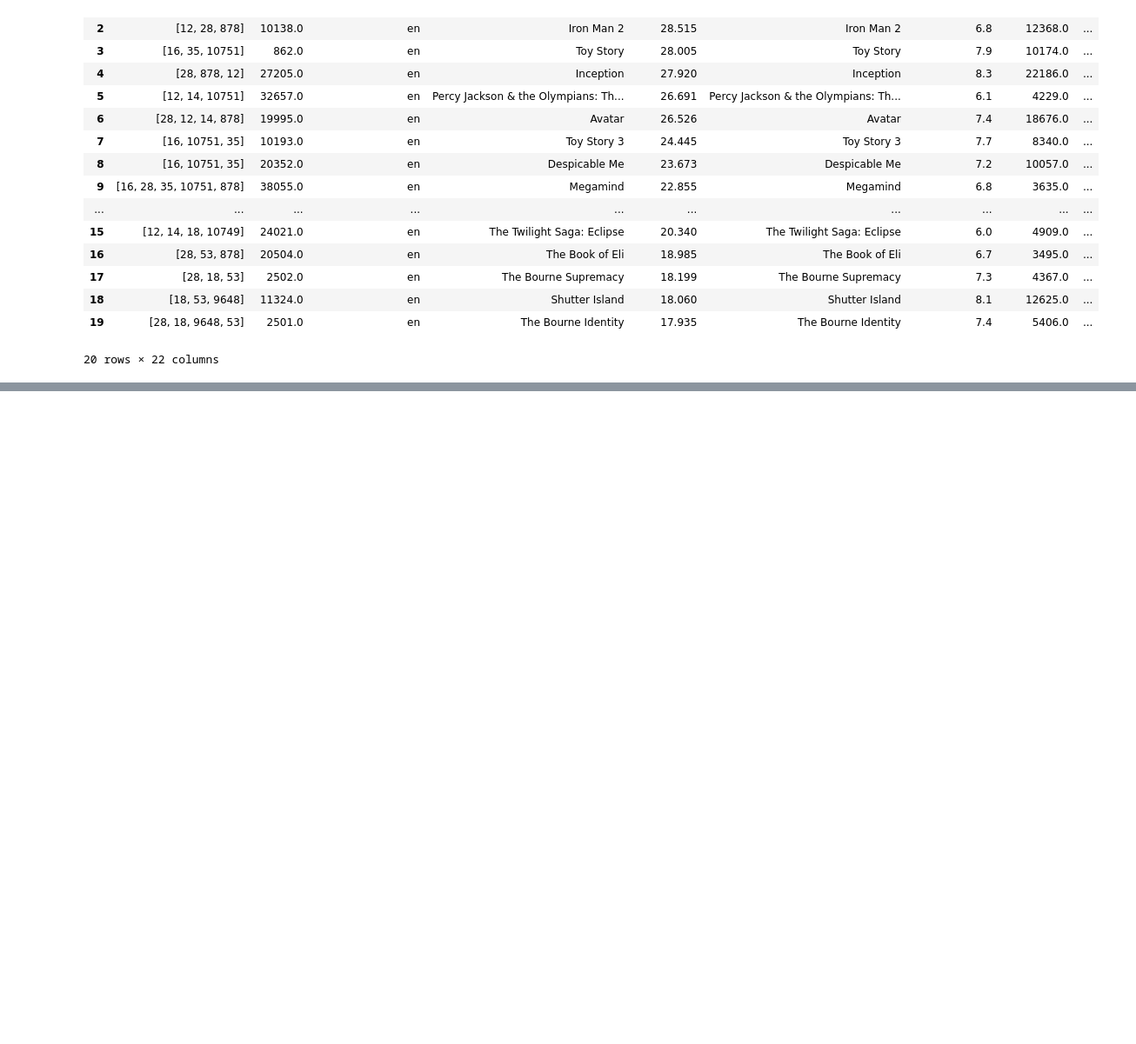
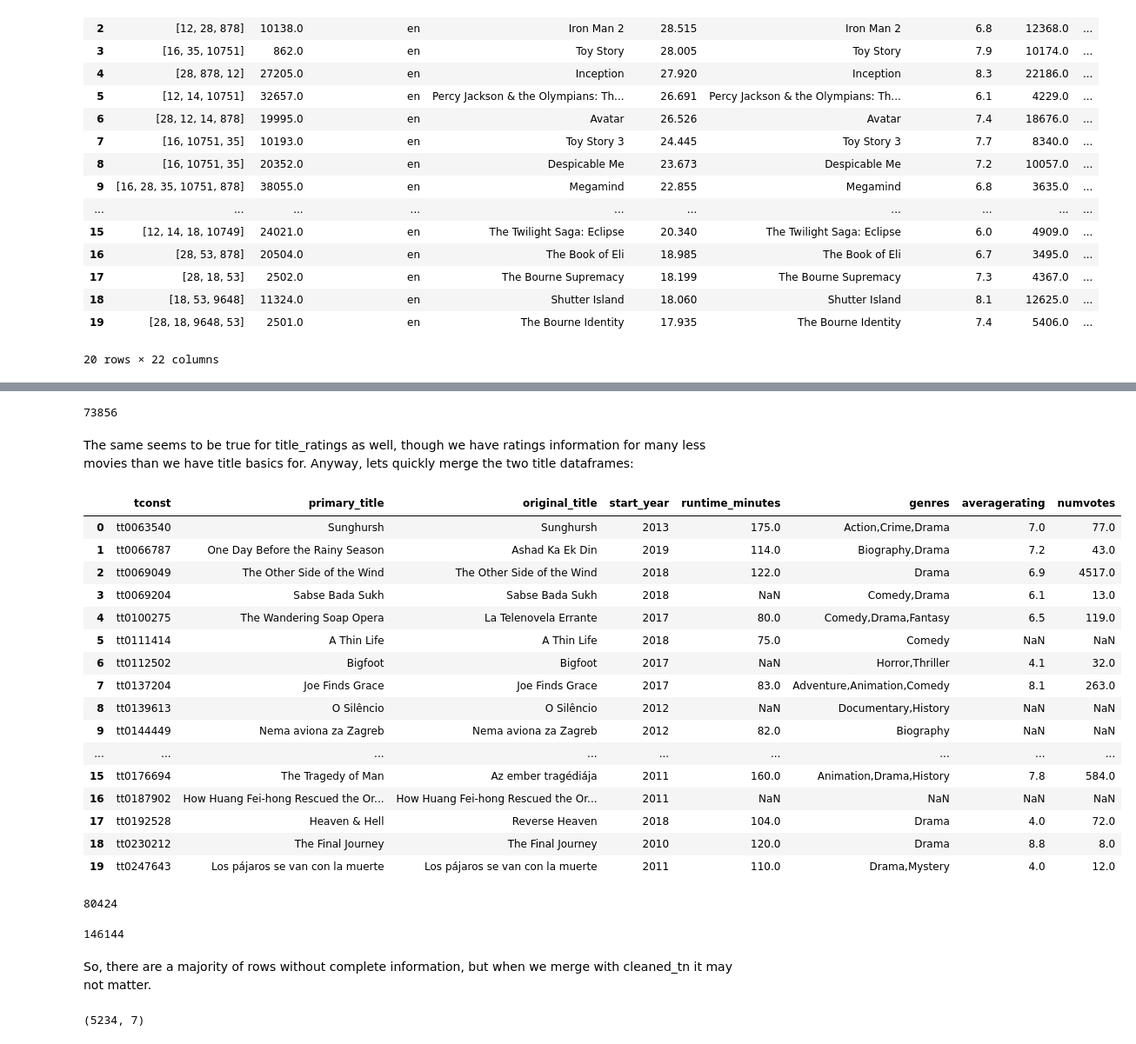
Before and after one commit to mattlegro/MovieReleaseAnalysis, a Jupyter notebook: data_cleaning.ipynb, the cells around one changed output, grey strips where cells are left out. Shown at 87% size. Saved outputs shown, nothing was run; the diff lists cells and outputs as text; code cells hidden in the pictures; blank space fills up the shorter version.

Commit message:
Finally got an analytics ready dataframe. Saved as a csv for future retrieval as 'movie_collection.csv' in analytics notebooks.

```diff
--- a/data_cleaning.ipynb
+++ b/data_cleaning.ipynb
@@ -722,0 +763,43 @@ movie_collection.head(20)
+# %%
+orig_dfs['title_ratings'].tconst.nunique()
+# %% [output]
+73856
+# %% [markdown]
+The same seems to be true for title_ratings as well, though we have ratings information for many less movies than we have title basics for. Anyway, lets quickly merge the two title dataframes:
+# %%
+titles_plus_ratings = orig_dfs['title_basics'].merge(orig_dfs['title_ratings'],
+                                                     how='left',
+                                                     on='tconst')
+titles_plus_ratings.head(20)
+# %% [output]
+|  | tconst | primary_title | original_title | start_year | runtime_minutes | genres | averagerating | numvotes |
+| 0 | tt0063540 | Sunghursh | Sunghursh | 2013 | 175.0 | Action,Crime,Drama | 7.0 | 77.0 |
+| 1 | tt0066787 | One Day Before the Rainy Season | Ashad Ka Ek Din | 2019 | 114.0 | Biography,Drama | 7.2 | 43.0 |
+| 2 | tt0069049 | The Other Side of the Wind | The Other Side of the Wind | 2018 | 122.0 | Drama | 6.9 | 4517.0 |
+| 3 | tt0069204 | Sabse Bada Sukh | Sabse Bada Sukh | 2018 | NaN | Comedy,Drama | 6.1 | 13.0 |
+| 4 | tt0100275 | The Wandering Soap Opera | La Telenovela Errante | 2017 | 80.0 | Comedy,Drama,Fantasy | 6.5 | 119.0 |
+| 5 | tt0111414 | A Thin Life | A Thin Life | 2018 | 75.0 | Comedy | NaN | NaN |
+| 6 | tt0112502 | Bigfoot | Bigfoot | 2017 | NaN | Horror,Thriller | 4.1 | 32.0 |
+| 7 | tt0137204 | Joe Finds Grace | Joe Finds Grace | 2017 | 83.0 | Adventure,Animation,Comedy | 8.1 | 263.0 |
+| 8 | tt0139613 | O Silêncio | O Silêncio | 2012 | NaN | Documentary,History | NaN | NaN |
+| 9 | tt0144449 | Nema aviona za Zagreb | Nema aviona za Zagreb | 2012 | 82.0 | Biography | NaN | NaN |
+| ... | ... | ... | ... | ... | ... | ... | ... | ... |
+| 15 | tt0176694 | The Tragedy of Man | Az ember tragédiája | 2011 | 160.0 | Animation,Drama,History | 7.8 | 584.0 |
+| 16 | tt0187902 | How Huang Fei-hong Rescued the Or... | How Huang Fei-hong Rescued the Or... | 2011 | NaN | NaN | NaN | NaN |
+| 17 | tt0192528 | Heaven & Hell | Reverse Heaven | 2018 | 104.0 | Drama | 4.0 | 72.0 |
+| 18 | tt0230212 | The Final Journey | The Final Journey | 2010 | 120.0 | Drama | 8.8 | 8.0 |
+| 19 | tt0247643 | Los pájaros se van con la muerte | Los pájaros se van con la muerte | 2011 | 110.0 | Drama,Mystery | 4.0 | 12.0 |
+# %%
+titles_plus_ratings.shape[0] - titles_plus_ratings.dropna().shape[0]
+# %% [output]
+80424
+# %%
+titles_plus_ratings.tconst.nunique()
+# %% [output]
+146144
+# %% [markdown]
+So, there are a majority of rows without complete information, but when we merge with cleaned_tn it may not matter.
+# %%
+cleaned_tn.shape
+# %% [output]
+(5234, 7)
```
Also changed, not shown: parts of 86 cells of this notebook, 1 other file.
